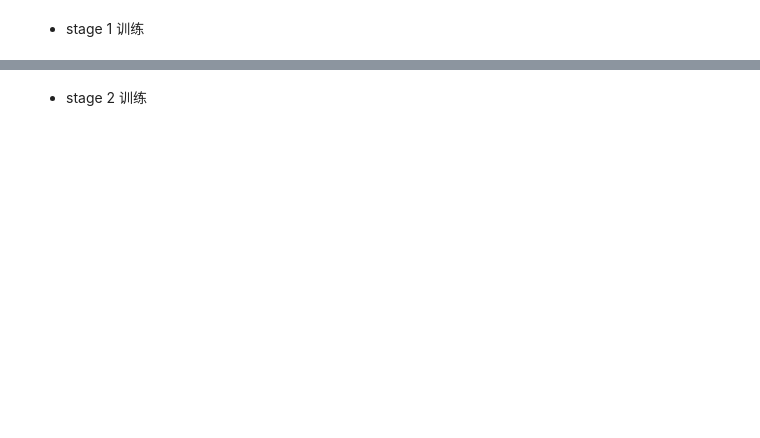
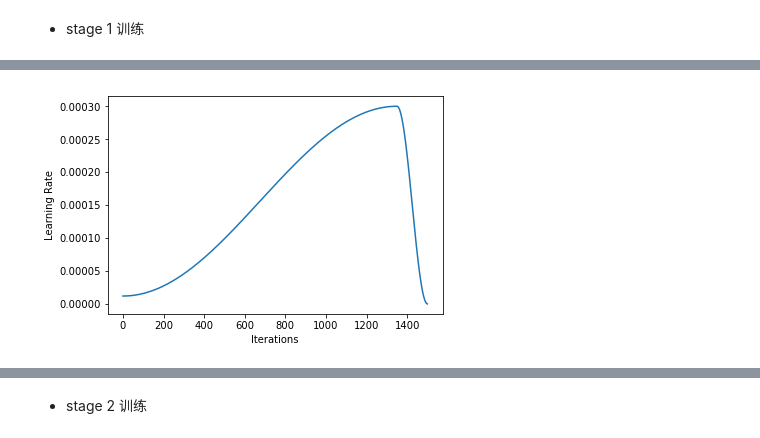
Before and after one commit to AutuanLiu/Fastai-Notes-V3, a Jupyter notebook: fastai_DL_nbs/lesson03_image_segmentation.ipynb, the cells around one changed output, grey strips where cells are left out. Drawn from its saved outputs; the diff is of its cells as text; code cells hidden in the pictures; blank space fills up the shorter version.

```diff
--- a/fastai_DL_nbs/lesson03_image_segmentation.ipynb
+++ b/fastai_DL_nbs/lesson03_image_segmentation.ipynb
@@ -184,0 +259,4 @@ learn.fit_one_cycle(10, slice(lr1), pct_start=0.9)
+# %%
+learn.recorder.plot_lr()
+# %% [output]
+[figure, added]
```
Also changed, not shown: parts of 49 cells of this notebook, 1 other file.
